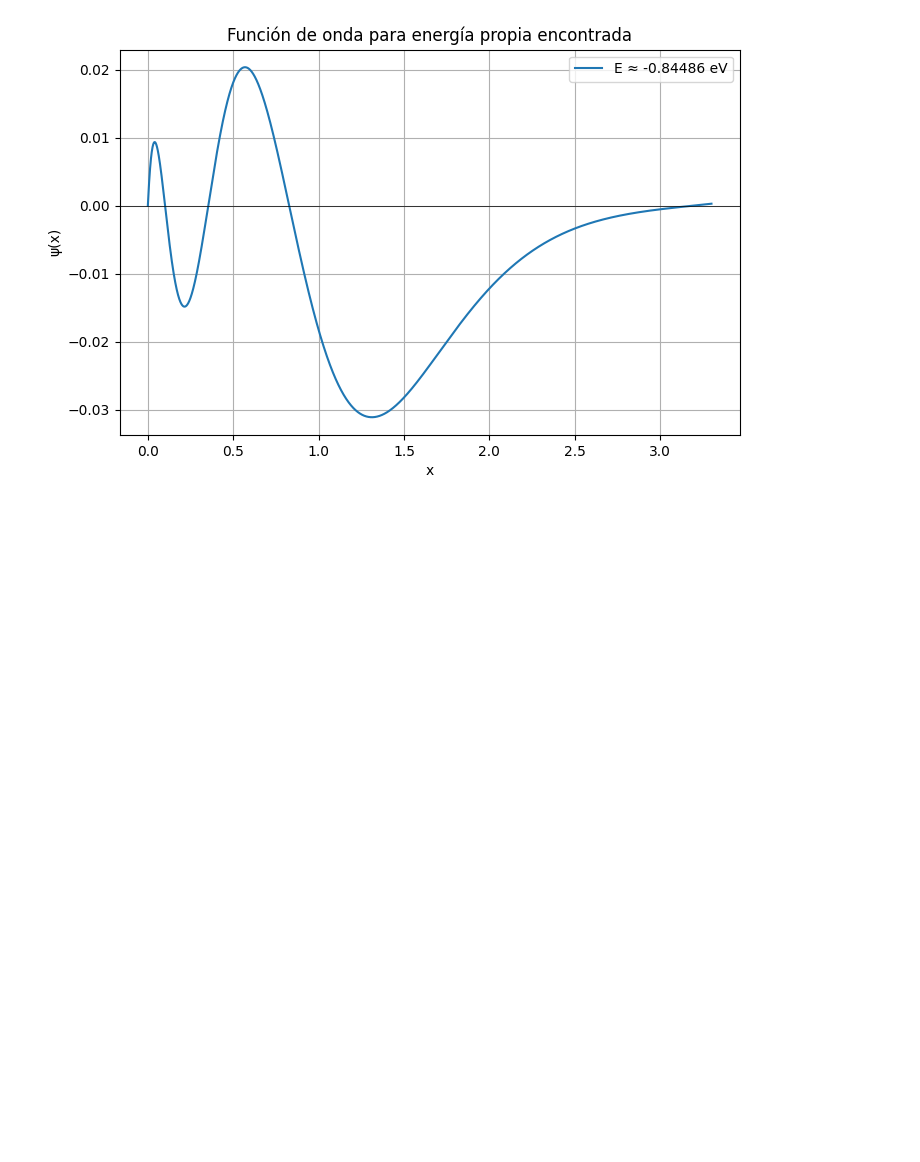
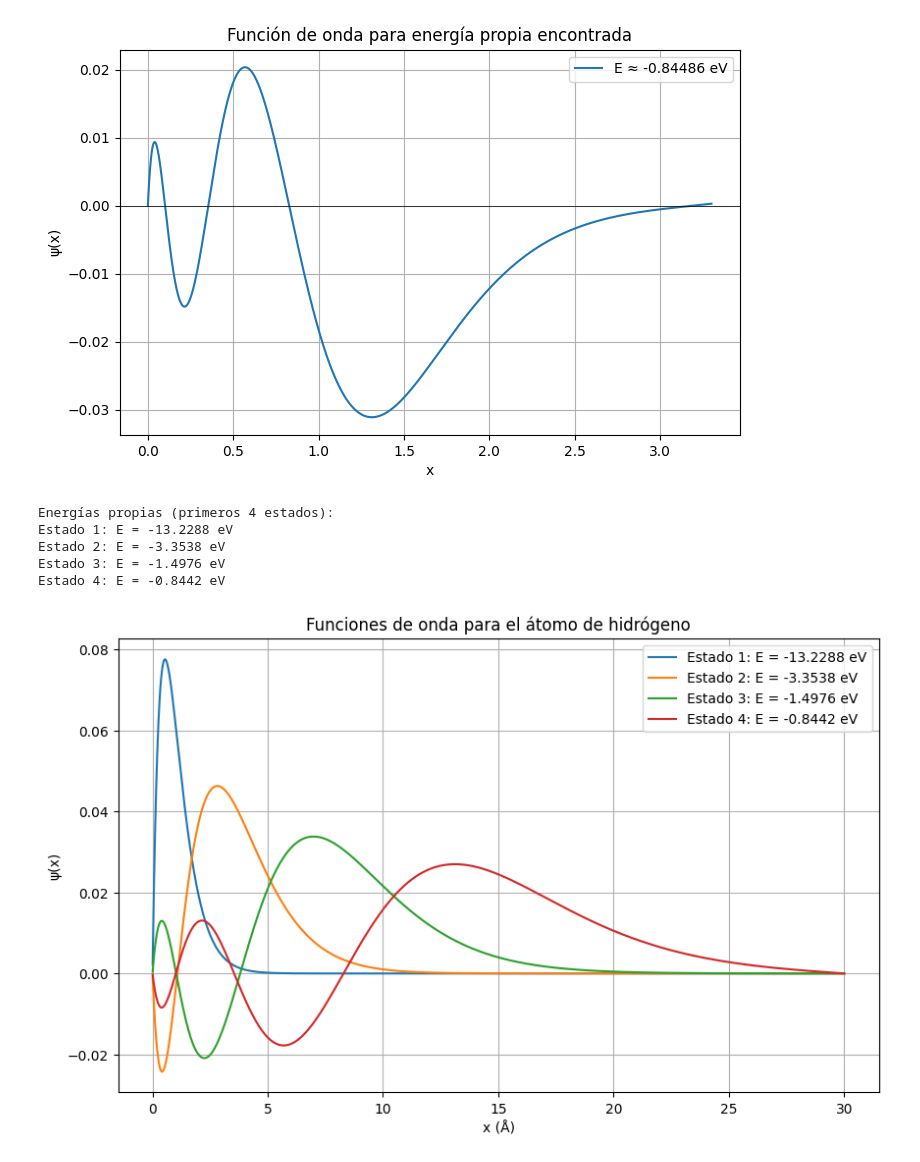
Before and after one commit to mafegomez-c/Laboratorio-fisica-moderna, a Jupyter notebook: Codigo_proyecto_moderna_2.ipynb, the cells around one changed output. Drawn from its saved outputs; the diff is of its cells as text; code cells hidden in the pictures; blank space fills up the shorter version.

```diff
--- a/Codigo_proyecto_moderna_2.ipynb
+++ b/Codigo_proyecto_moderna_2.ipynb
@@ -134,33 +134,40 @@ k = 8.9875517923e9
 
 x_min = 0.01e-10
 x_max = 30e-10
-num_points = 20000
+num_points = 5000
 x = np.linspace(x_min, x_max, num_points)
 
 dx = x[1] - x[0]
 U = -k * e**2 / (x + 1e-15)  # Añadido un pequeño valor a x
 H = np.zeros((num_points, num_points))
 for i in range(num_points):
     if i > 0:
         H[i, i - 1] = -hbar**2 / (2 * m_e * dx**2)
     if i < num_points - 1:
         H[i, i + 1] = -hbar**2 / (2 * m_e * dx**2)
     H[i, i] = 2 * hbar**2 / (2 * m_e * dx**2) + U[i]
 
 energies, wavefunctions = eigh(H)
 energies_eV = energies / e
 
 print("Energías propias (primeros 4 estados):")
 for i in range(4):
     print(f"Estado {i+1}: E = {energies_eV[i]:.4f} eV")
 
 plt.figure(figsize=(10, 6))
 for i in range(4):
     plt.plot(x * 1e10, wavefunctions[:, i], label=f"Estado {i+1}: E = {energies_eV[i]:.4f} eV")
 
 plt.title("Funciones de onda para el átomo de hidrógeno")
 plt.xlabel("x (Å)")
 plt.ylabel("ψ(x)")
 plt.legend()
 plt.grid()
 plt.show()
+# %% [output]
+Energías propias (primeros 4 estados):
+Estado 1: E = -13.2288 eV
+Estado 2: E = -3.3538 eV
+Estado 3: E = -1.4976 eV
+Estado 4: E = -0.8442 eV
+[figure, added]
```
